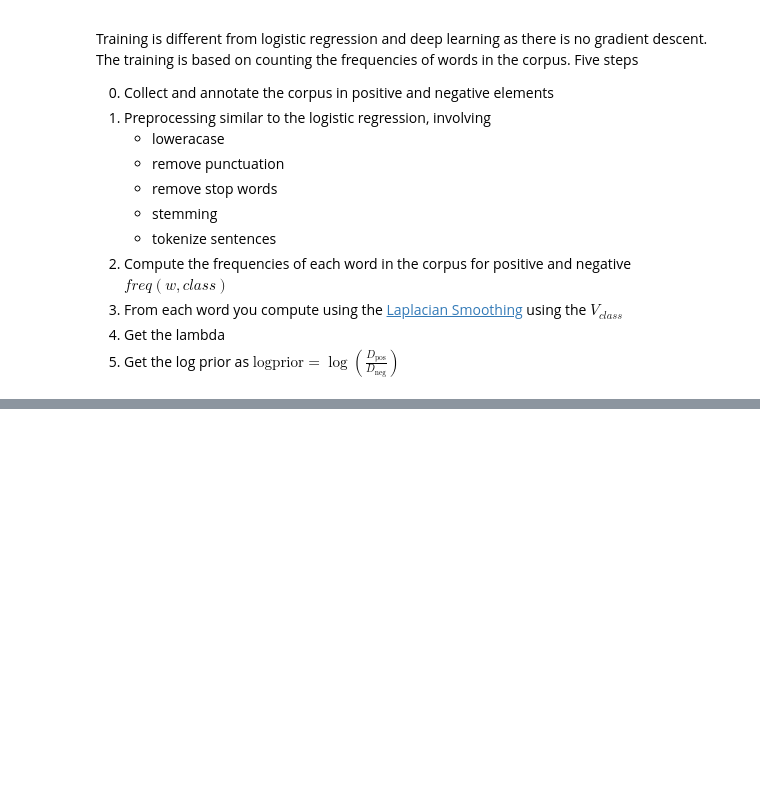
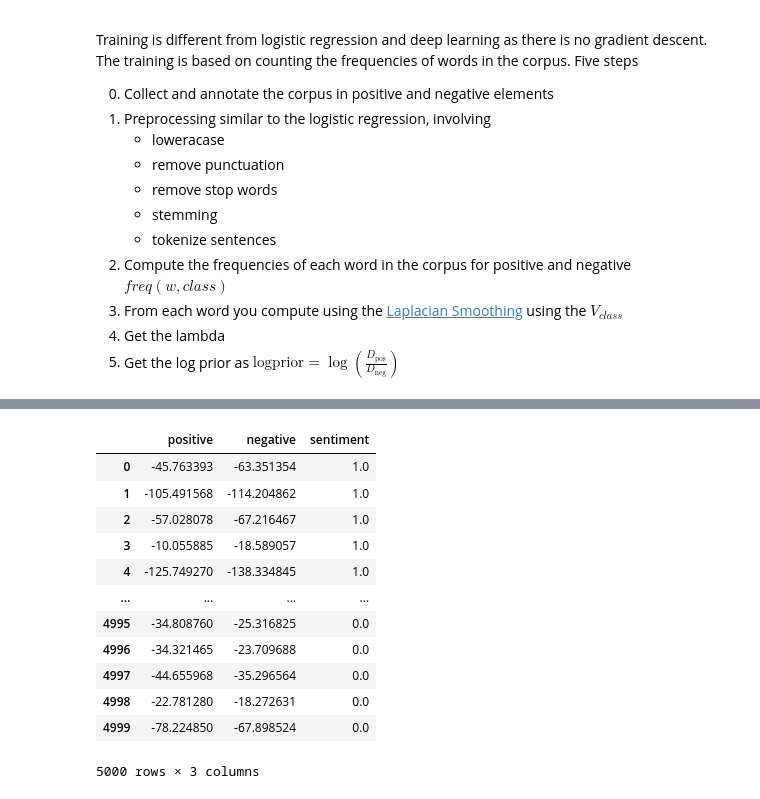
Before and after one commit to Lenakeiz/ntlk_sentiment_analysis, a Jupyter notebook: Naive_Bayes.ipynb, the cells around one changed output, grey strips where cells are left out. Saved outputs shown, nothing was run; the diff lists cells and outputs as text; code cells hidden in the pictures; blank space fills up the shorter version.

```diff
--- a/Naive_Bayes.ipynb
+++ b/Naive_Bayes.ipynb
@@ -223,0 +246,18 @@ Five steps
+# %%
+data = pd.read_csv('./data/bayes_features.csv'); # Load the data from the csv file
+
+data.head(5000) # Print the first 5 tweets features. Each row represents a tweet
+# %% [output]
+|  | positive | negative | sentiment |
+| 0 | -45.763393 | -63.351354 | 1.0 |
+| 1 | -105.491568 | -114.204862 | 1.0 |
+| 2 | -57.028078 | -67.216467 | 1.0 |
+| 3 | -10.055885 | -18.589057 | 1.0 |
+| 4 | -125.749270 | -138.334845 | 1.0 |
+| ... | ... | ... | ... |
+| 4995 | -34.808760 | -25.316825 | 0.0 |
+| 4996 | -34.321465 | -23.709688 | 0.0 |
+| 4997 | -44.655968 | -35.296564 | 0.0 |
+| 4998 | -22.781280 | -18.272631 | 0.0 |
+| 4999 | -78.224850 | -67.898524 | 0.0 |
+5000 rows × 3 columns
```
Also changed, not shown: parts of 12 cells of this notebook, 2 other files.
